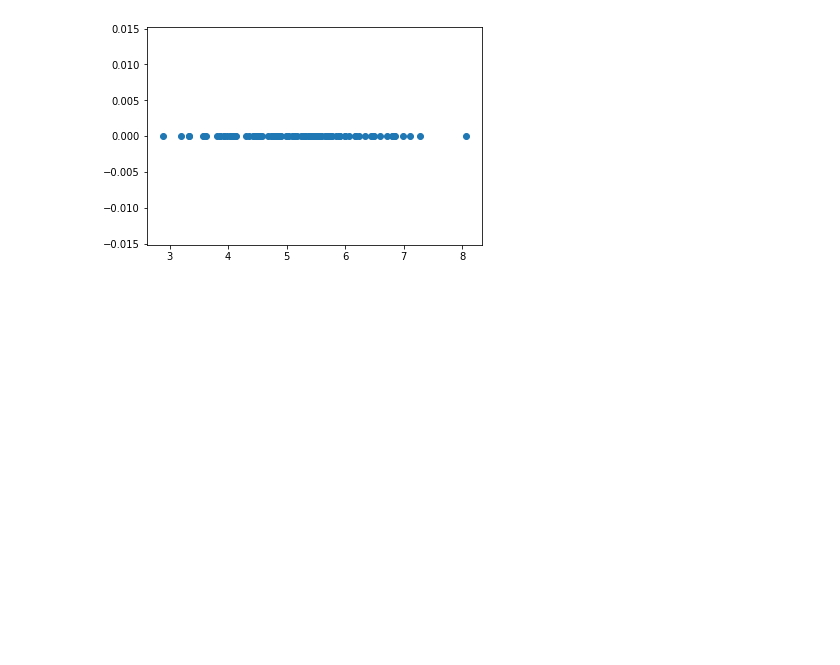
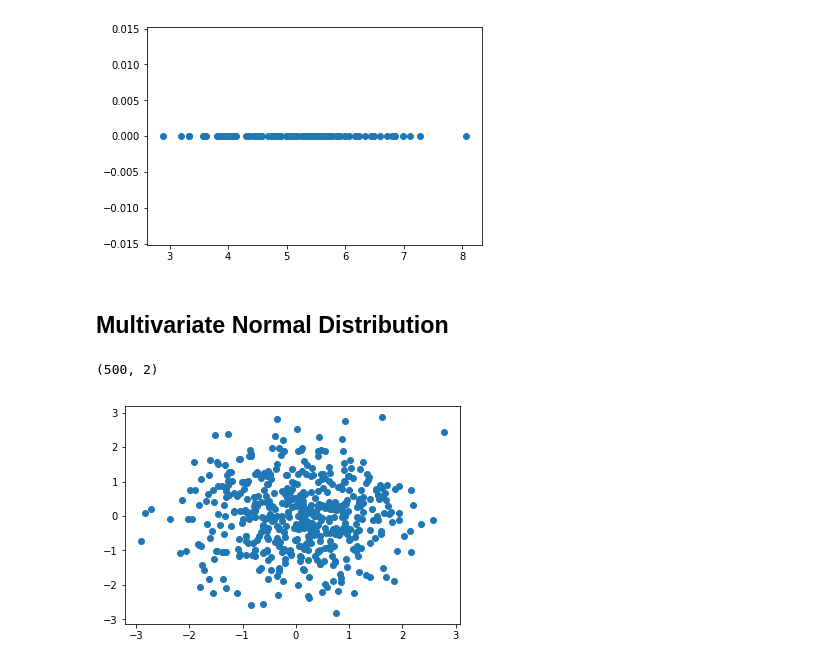
Before and after one commit to chiranjev/Machine-Learning-Algorithms-From-Scratch, a Jupyter notebook: Data Processing and Visualization/Matplotlib_Basics.ipynb, the cells around one changed output. Saved outputs shown, nothing was run; the diff lists cells and outputs as text; code cells hidden in the pictures; blank space fills up the shorter version.

Commit message:
multivariate normal distribution

```diff
--- a/Data Processing and Visualization/Matplotlib_Basics.ipynb
+++ b/Data Processing and Visualization/Matplotlib_Basics.ipynb
@@ -146,3 +146,17 @@ plt.scatter(x,y)
 plt.show()
 # %% [output]
 [figure]
+# %% [markdown]
+## Multivariate Normal Distribution
+# %%
+# Bivariate
+mean = np.array([0.0,0.0])
+cov = np.array([[1,0],[0,1]]) # y is independent of change in x
+
+dist = np.random.multivariate_normal(mean,cov,500)
+print(dist.shape)
+plt.scatter(dist[:,0],dist[:,1])
+plt.show()
+# %% [output]
+(500, 2)
+[figure, added]
```
Also changed, not shown: parts of 3 cells of this notebook.
